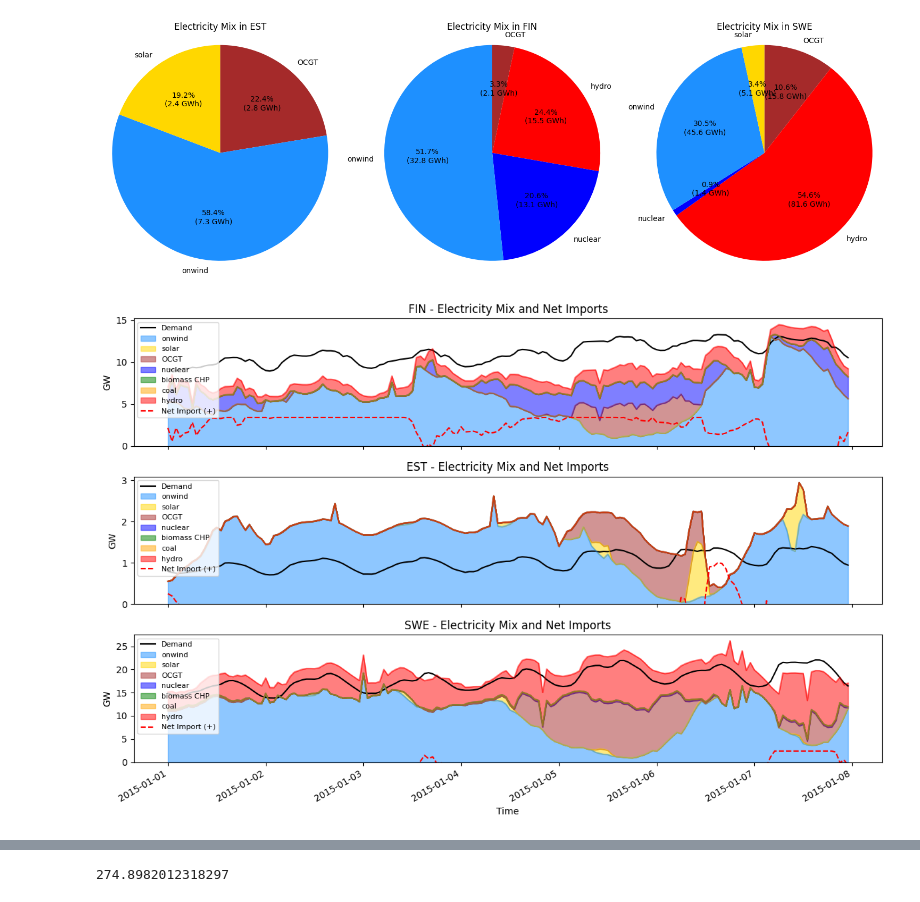
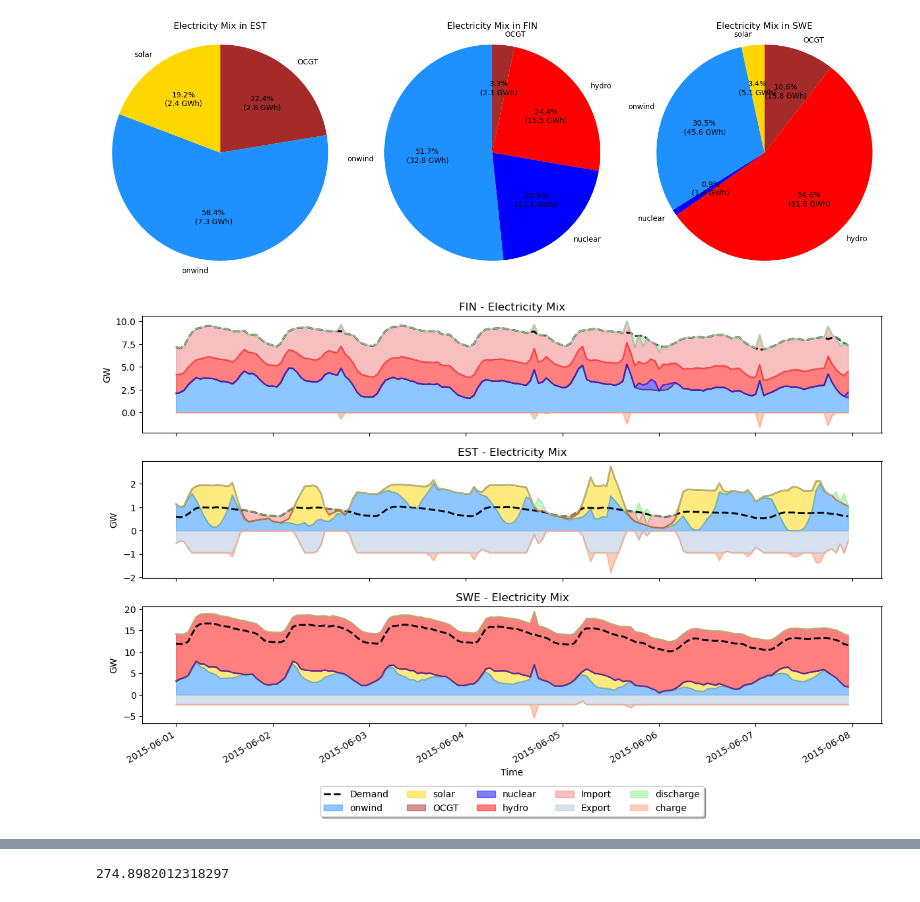
Before and after one commit to NicolineSimoneDTU/Integrated_Project, a Jupyter notebook: project.ipynb, the cells around one changed output, grey strips where cells are left out. Saved outputs shown, nothing was run; the diff lists cells and outputs as text; code cells hidden in the pictures.

Commit message:
Fixed import plot

```diff
--- a/project.ipynb
+++ b/project.ipynb
@@ -727,7 +734,7 @@ for i, carrier in enumerate(carriers):
 # Add the new countries to the network
 for country in countries:
     network.add("Bus", f"{country}_el", y = coordinates[country][0], x = coordinates[country][1], carrier = "AC")
-    network.add("Bus", f"{country}_storage", carrier="battery storage", y = coordinates[country][0], x = coordinates[country][1])
+    # network.add("Bus", f"{country}_storage", carrier="battery storage", y = coordinates[country][0], x = coordinates[country][1])
 
 
     CF = pd.DataFrame(1, index=snapshots, columns=carriers)
@@ -924,51 +959,61 @@ plt.show()
 # %%
 
 # Define the week
-start_date = "2015-01-01"
-end_date = "2015-01-07"
+start_date = "2015-06-01"
+end_date = "2015-06-07"
 countries = ["FIN", "EST", "SWE"]
+generators_clean = network.generators_t.p.loc[:,(network.generators_t.p != 0).any(axis=0)]
 
 # Prepare the figure
 fig, axs = plt.subplots(len(countries), 1, figsize=(12, 8), sharex=True)
 
 for i, country in enumerate(countries):
     # Get generation for the country
-    gen_cols = [col for col in network.generators_t.p.columns if col.endswith(f"_{country}")]
-    generation = network.generators_t.p[gen_cols].loc[start_date:end_date].div(1e3)  # GW
+    gen_cols = [col for col in generators_clean.columns if col.endswith(f"_{country}")]
+    generation = network.generators_t.p.loc[start_date:end_date, gen_cols].div(1e3)  # GW
     generation.columns = [col.split("_")[0] for col in gen_cols]  # simplify labels
+    # generation = generation.loc[:, (network.generators_t.p != 0).any(axis=0)]  # remove zero columns
 
-    # Get demand
-    demand_col = f"el_load_{country}"
-    demand = network.loads_t.p_set[demand_col].loc[start_date:end_date].div(1e3)  # GW
+
+    # Determine battery operation
+    battery = pd.DataFrame({"discharge" : network.storage_units_t.p_dispatch[f"{country}_battery storage"],
+                            "charge" :  -network.storage_units_t.p_store[f"{country}_battery storage"]})
+    battery[abs(battery) < 0.01] = 0 # Set small values to zero
+    battery = battery.loc[start_date:end_date].div(1e3)  # Convert to GW
+
+    # Plot demand line
+
+    demand = network.loads_t.p_set.loc[start_date:end_date, f"el_load_{country}"].div(1e3)  # GW
+    axs[i].plot(demand.index, demand.values, color="black", label="Demand", linewidth=2, linestyle="--")
 
     # Get net imports: sum of incoming/outgoing flows
-    link_flows = network.links_t.p0.loc[start_date:end_date, :]
-    net_import = 0
-    for link in network.links.index:
-        if link.endswith(f"-{country}"):
-            net_import += link_flows[link]  # country is bus1 (importing)
-        elif link.startswith(f"{country}-"):
-            net_import -= link_flows[link]  # country is bus0 (exporting)
-    net_import = net_import.div(1e3)  # GW
+    exchange = exchange_data.loc[start_date:end_date, [f"{country}_Import", f"{country}_Export"]]
+    exchange.rename(columns={f"{country}_Import": "Import", f"{country}_Export": "Export"}, inplace=True)
 
-    # Plot demand line
-    axs[i].plot(demand.index, demand.values, color="black", label="Demand")
+    generation = pd.concat([generation, exchange, battery], axis=1)
+
+
 
     # Plot generation stack
+    color=[network.carriers.color.get(carrier) for carrier in generation.columns]
+    color = [c for c in color if c != None]  # Remove color for non-existing carriers
+    color.extend(["lightcoral", "lightsteelblue", "lightgreen", "lightsalmon"])
     generation.plot.area(ax=axs[i], alpha=0.5, stacked=True,
-                         color=[network.carriers.color.get(carrier, "gray") for carrier in generation.columns],
+                         color=color,
                          legend=False)
 
-    # Plot net import/export line
-    axs[i].plot(net_import.index, net_import.values, color="red", linestyle="--", label="Net Import (+)")
+
 
     # Labels and title
-    axs[i].set_title(f"{country} - Electricity Mix and Net Imports")
+    axs[i].set_title(f"{country} - Electricity Mix")
     axs[i].set_ylabel("GW")
-    axs[i].legend(loc="upper left", fontsize=8)
+    # axs[i].legend(loc="upper left", fontsize=8)
 
+# axs[-1].legend(loc="upper left", fontsize=8)
+axs[-1].legend(loc='upper center', bbox_to_anchor=(0.5, -0.5),
+          fancybox=True, shadow=True, ncol=5)
 axs[-1].set_xlabel("Time")
 plt.tight_layout()
 plt.show()
 # %% [output]
-[figure, old version]
+[figure, new version]
```
Also changed, not shown: parts of 16 cells of this notebook.
